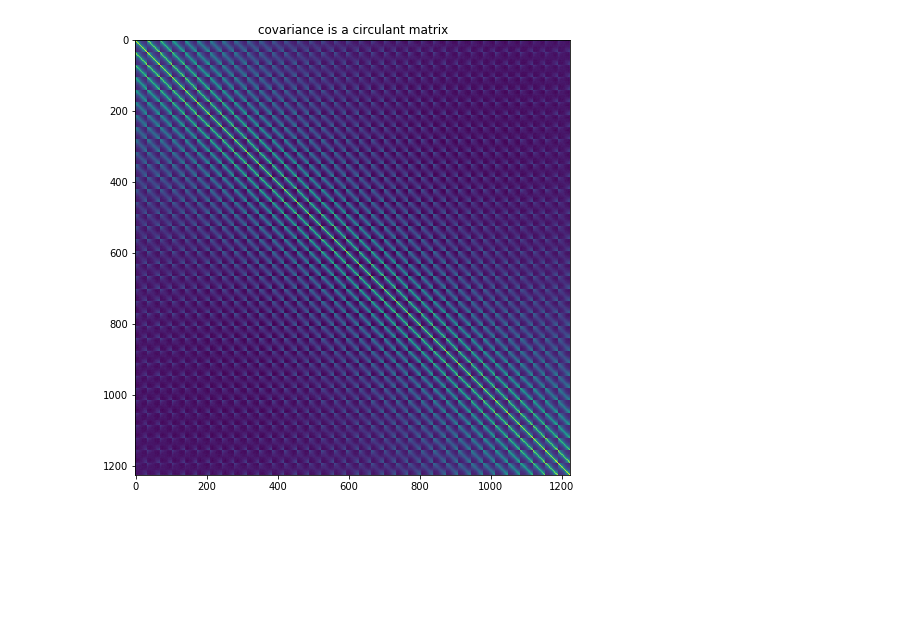
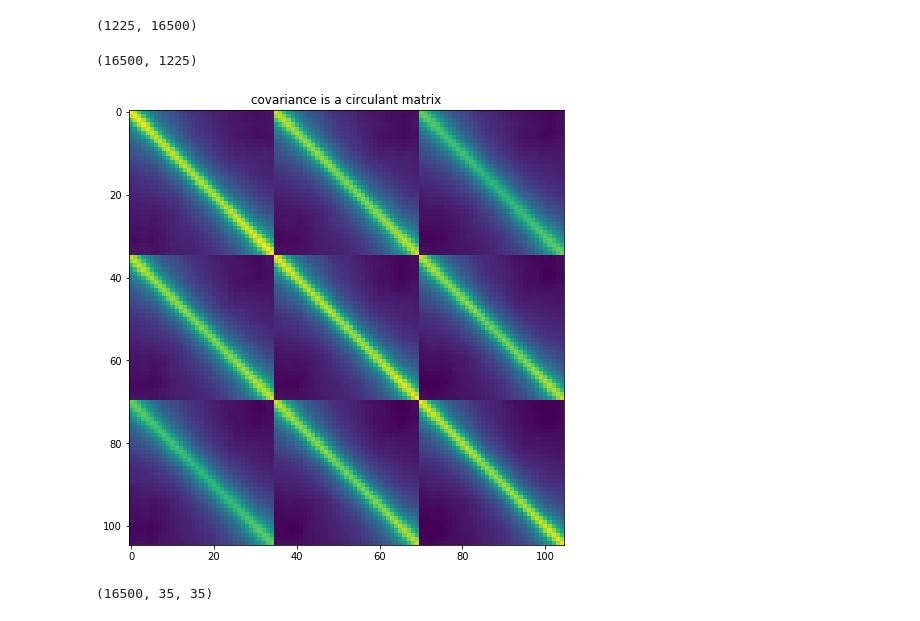
Before and after one commit to david-hoffman/JaneliaMLCourse, a Jupyter notebook: lecture_5/lecture5_tutorial.ipynb, the cells around one changed output. Drawn from its saved outputs; the diff is of its cells as text; code cells hidden in the pictures; blank space fills up the shorter version.

```diff
--- a/lecture_5/lecture5_tutorial.ipynb
+++ b/lecture_5/lecture5_tutorial.ipynb
@@ -57,19 +57,29 @@ for n in range(100):
+# %%
+(imgflat-imgflat.mean(axis=1)[:,np.newaxis]).T.shape
+# %% [output]
+(1225, 16500)
 # %%
 ### find the principal components of the image patches
 
 # first flatten the images
 imgflat = np.reshape(imgs,(imgs.shape[0],-1))
+print(imgflat.shape)
 
 # remember scipy.sparse.linalg.eigsh? we'll need a covariance matrix for that
 # compute covariance of images
 imgcov = (imgflat-imgflat.mean(axis=1)[:,np.newaxis]).T @ (imgflat-imgflat.mean(axis=1)[:,np.newaxis])
 
 fig=plt.figure(figsize=(8,8))
-plt.imshow(imgcov)
+plt.imshow(imgcov[:35*3, :35*3])
 plt.title('covariance is a circulant matrix')
 plt.show()
 # %% [output]
+(16500, 1225)
-[figure, old version]
+[figure, new version]
+# %%
+imgs.shape
+# %% [output]
+(16500, 35, 35)
 # %%
 ### compute eigenvectors
 npcs = 100
```
Also changed, not shown: parts of 11 cells of this notebook, 1 other file.
